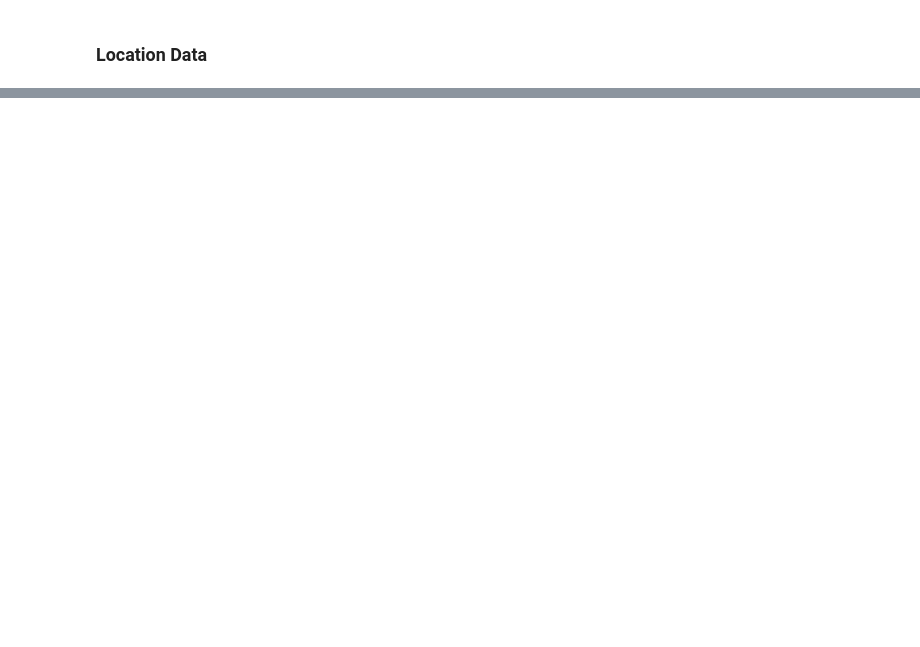
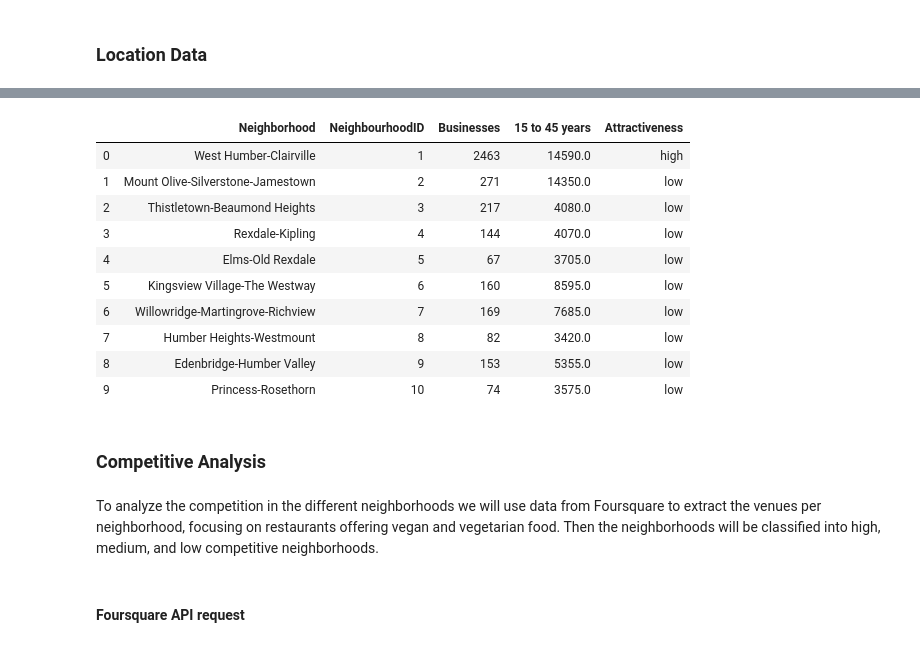
Before and after one commit to RaminHz/Coursera_Capstone, a Jupyter notebook: Veggie_Grill_Location_Analysis.ipynb, the cells around one changed output, grey strips where cells are left out. Saved outputs shown, nothing was run; the diff lists cells and outputs as text; code cells hidden in the pictures; blank space fills up the shorter version.

```diff
--- a/Veggie_Grill_Location_Analysis.ipynb
+++ b/Veggie_Grill_Location_Analysis.ipynb
@@ -105,0 +291,22 @@ df_loc.head()
+# %%
+mapping = {3:'high', 4:'high', 5:'high', 1:'medium', 6:'medium', 2:'low', 0:'low'}
+df_attr= df_attr.replace({'Attractiveness': mapping})
+df_attr.head(10)
+# %% [output]
+|  | Neighborhood | NeighbourhoodID | Businesses | 15 to 45 years | Attractiveness |
+| 0 | West Humber-Clairville | 1 | 2463 | 14590.0 | high |
+| 1 | Mount Olive-Silverstone-Jamestown | 2 | 271 | 14350.0 | low |
+| 2 | Thistletown-Beaumond Heights | 3 | 217 | 4080.0 | low |
+| 3 | Rexdale-Kipling | 4 | 144 | 4070.0 | low |
+| 4 | Elms-Old Rexdale | 5 | 67 | 3705.0 | low |
+| 5 | Kingsview Village-The Westway | 6 | 160 | 8595.0 | low |
+| 6 | Willowridge-Martingrove-Richview | 7 | 169 | 7685.0 | low |
+| 7 | Humber Heights-Westmount | 8 | 82 | 3420.0 | low |
+| 8 | Edenbridge-Humber Valley | 9 | 153 | 5355.0 | low |
+| 9 | Princess-Rosethorn | 10 | 74 | 3575.0 | low |
+# %% [markdown]
+### Competitive Analysis
+# %% [markdown]
+To analyze the competition in the different neighborhoods we will use data from Foursquare to extract the venues per neighborhood, focusing on restaurants offering vegan and vegetarian food. Then the neighborhoods will be classified into high, medium, and low competitive neighborhoods.
+# %% [markdown]
+#### Foursquare API request
```
Also changed, not shown: parts of 74 cells of this notebook.
